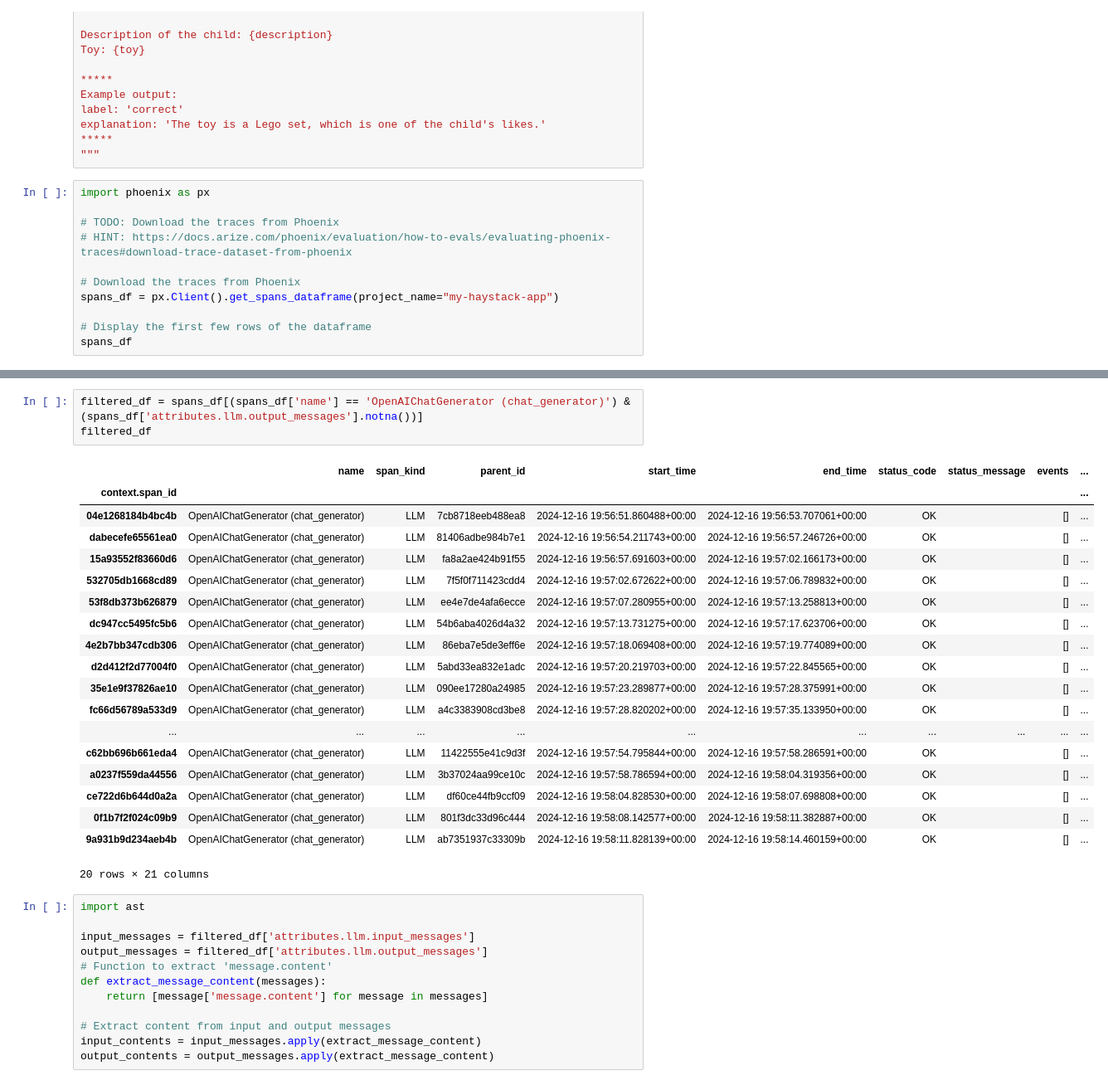
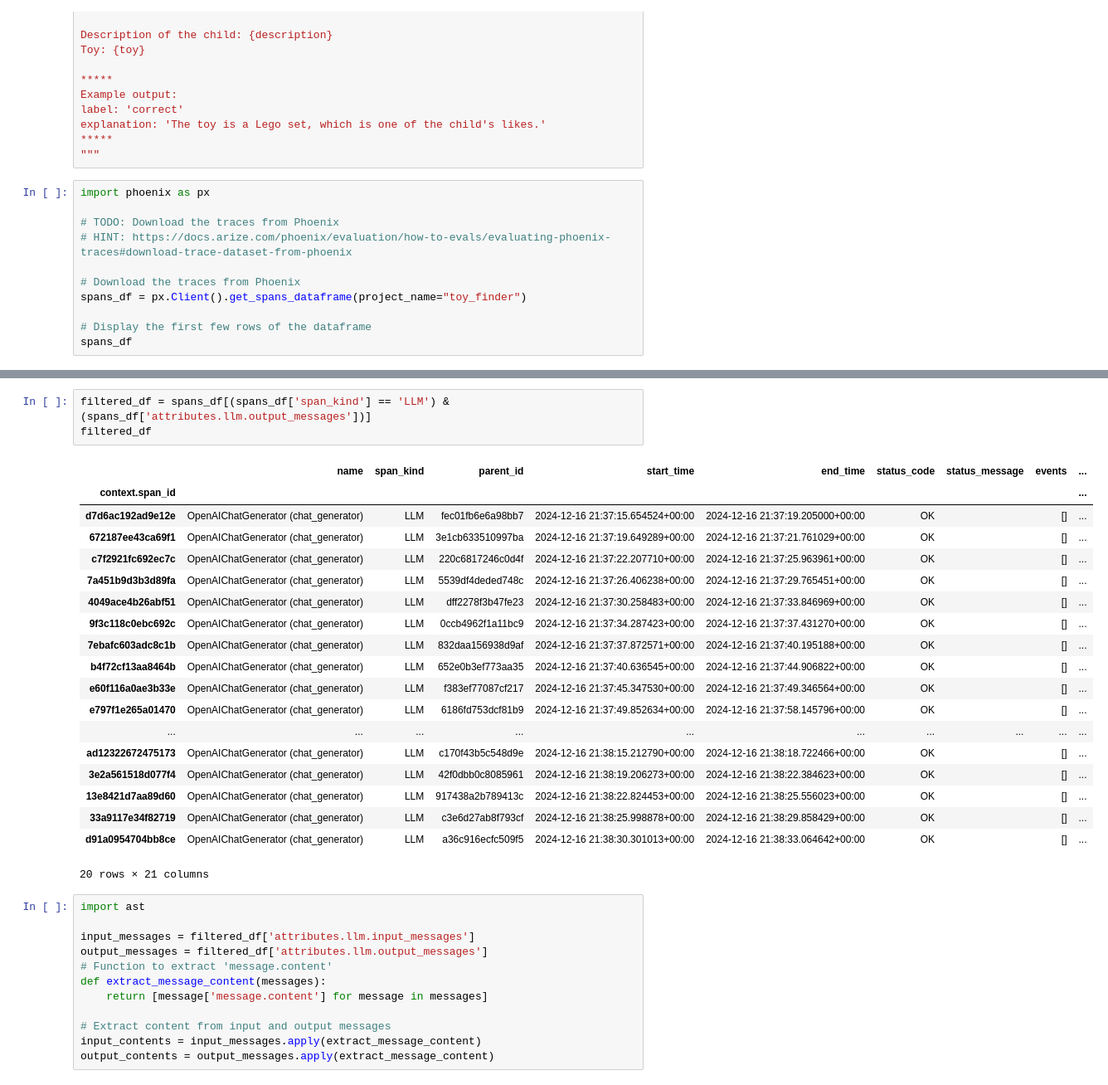
Before and after one commit to d-kleine/Advent_of_HayStack, a Jupyter notebook: 07_Arize_Phoenix.ipynb, the cells around one changed output, grey strips where cells are left out. Shown at 83% size. Saved outputs shown, nothing was run; the diff lists cells and outputs as text.

```diff
--- a/07_Arize_Phoenix.ipynb
+++ b/07_Arize_Phoenix.ipynb
@@ -155,7 +155,7 @@ import phoenix as px
 # HINT: https://docs.arize.com/phoenix/evaluation/how-to-evals/evaluating-phoenix-traces#download-trace-dataset-from-phoenix
 
 # Download the traces from Phoenix
-spans_df = px.Client().get_spans_dataframe(project_name="my-haystack-app")
+spans_df = px.Client().get_spans_dataframe(project_name="toy_finder")
 
 # Display the first few rows of the dataframe
 spans_df
@@ -177,25 +182,25 @@ spans_df
 # %%
-filtered_df = spans_df[(spans_df['name'] == 'OpenAIChatGenerator (chat_generator)') & (spans_df['attributes.llm.output_messages'].notna())]
+filtered_df = spans_df[(spans_df['span_kind'] == 'LLM') & (spans_df['attributes.llm.output_messages'])]
 filtered_df
 # %% [output]
 |  | name | span_kind | parent_id | start_time | end_time | status_code | status_message | events | ... |
 | context.span_id |  |  |  |  |  |  |  |  | ... |
-| 04e1268184b4bc4b | OpenAIChatGenerator (chat_generator) | LLM | 7cb8718eeb488ea8 | 2024-12-16 19:56:51.860488+00:00 | 2024-12-16 19:56:53.707061+00:00 | OK |  | [] | ... |
-| dabecefe65561ea0 | OpenAIChatGenerator (chat_generator) | LLM | 81406adbe984b7e1 | 2024-12-16 19:56:54.211743+00:00 | 2024-12-16 19:56:57.246726+00:00 | OK |  | [] | ... |
-| 15a93552f83660d6 | OpenAIChatGenerator (chat_generator) | LLM | fa8a2ae424b91f55 | 2024-12-16 19:56:57.691603+00:00 | 2024-12-16 19:57:02.166173+00:00 | OK |  | [] | ... |
-| 532705db1668cd89 | OpenAIChatGenerator (chat_generator) | LLM | 7f5f0f711423cdd4 | 2024-12-16 19:57:02.672622+00:00 | 2024-12-16 19:57:06.789832+00:00 | OK |  | [] | ... |
-| 53f8db373b626879 | OpenAIChatGenerator (chat_generator) | LLM | ee4e7de4afa6ecce | 2024-12-16 19:57:07.280955+00:00 | 2024-12-16 19:57:13.258813+00:00 | OK |  | [] | ... |
-| dc947cc5495fc5b6 | OpenAIChatGenerator (chat_generator) | LLM | 54b6aba4026d4a32 | 2024-12-16 19:57:13.731275+00:00 | 2024-12-16 19:57:17.623706+00:00 | OK |  | [] | ... |
-| 4e2b7bb347cdb306 | OpenAIChatGenerator (chat_generator) | LLM | 86eba7e5de3eff6e | 2024-12-16 19:57:18.069408+00:00 | 2024-12-16 19:57:19.774089+00:00 | OK |  | [] | ... |
-| d2d412f2d77004f0 | OpenAIChatGenerator (chat_generator) | LLM | 5abd33ea832e1adc | 2024-12-16 19:57:20.219703+00:00 | 2024-12-16 19:57:22.845565+00:00 | OK |  | [] | ... |
-| 35e1e9f37826ae10 | OpenAIChatGenerator (chat_generator) | LLM | 090ee17280a24985 | 2024-12-16 19:57:23.289877+00:00 | 2024-12-16 19:57:28.375991+00:00 | OK |  | [] | ... |
-| fc66d56789a533d9 | OpenAIChatGenerator (chat_generator) | LLM | a4c3383908cd3be8 | 2024-12-16 19:57:28.820202+00:00 | 2024-12-16 19:57:35.133950+00:00 | OK |  | [] | ... |
+| d7d6ac192ad9e12e | OpenAIChatGenerator (chat_generator) | LLM | fec01fb6e6a98bb7 | 2024-12-16 21:37:15.654524+00:00 | 2024-12-16 21:37:19.205000+00:00 | OK |  | [] | ... |
+| 672187ee43ca69f1 | OpenAIChatGenerator (chat_generator) | LLM | 3e1cb633510997ba | 2024-12-16 21:37:19.649289+00:00 | 2024-12-16 21:37:21.761029+00:00 | OK |  | [] | ... |
+| c7f2921fc692ec7c | OpenAIChatGenerator (chat_generator) | LLM | 220c6817246c0d4f | 2024-12-16 21:37:22.207710+00:00 | 2024-12-16 21:37:25.963961+00:00 | OK |  | [] | ... |
+| 7a451b9d3b3d89fa | OpenAIChatGenerator (chat_generator) | LLM | 5539df4deded748c | 2024-12-16 21:37:26.406238+00:00 | 2024-12-16 21:37:29.765451+00:00 | OK |  | [] | ... |
+| 4049ace4b26abf51 | OpenAIChatGenerator (chat_generator) | LLM | dff2278f3b47fe23 | 2024-12-16 21:37:30.258483+00:00 | 2024-12-16 21:37:33.846969+00:00 | OK |  | [] | ... |
+| 9f3c118c0ebc692c | OpenAIChatGenerator (chat_generator) | LLM | 0ccb4962f1a11bc9 | 2024-12-16 21:37:34.287423+00:00 | 2024-12-16 21:37:37.431270+00:00 | OK |  | [] | ... |
+| 7ebafc603adc8c1b | OpenAIChatGenerator (chat_generator) | LLM | 832daa156938d9af | 2024-12-16 21:37:37.872571+00:00 | 2024-12-16 21:37:40.195188+00:00 | OK |  | [] | ... |
+| b4f72cf13aa8464b | OpenAIChatGenerator (chat_generator) | LLM | 652e0b3ef773aa35 | 2024-12-16 21:37:40.636545+00:00 | 2024-12-16 21:37:44.906822+00:00 | OK |  | [] | ... |
+| e60f116a0ae3b33e | OpenAIChatGenerator (chat_generator) | LLM | f383ef77087cf217 | 2024-12-16 21:37:45.347530+00:00 | 2024-12-16 21:37:49.346564+00:00 | OK |  | [] | ... |
+| e797f1e265a01470 | OpenAIChatGenerator (chat_generator) | LLM | 6186fd753dcf81b9 | 2024-12-16 21:37:49.852634+00:00 | 2024-12-16 21:37:58.145796+00:00 | OK |  | [] | ... |
 | ... | ... | ... | ... | ... | ... | ... | ... | ... | ... |
-| c62bb696b661eda4 | OpenAIChatGenerator (chat_generator) | LLM | 11422555e41c9d3f | 2024-12-16 19:57:54.795844+00:00 | 2024-12-16 19:57:58.286591+00:00 | OK |  | [] | ... |
-| a0237f559da44556 | OpenAIChatGenerator (chat_generator) | LLM | 3b37024aa99ce10c | 2024-12-16 19:57:58.786594+00:00 | 2024-12-16 19:58:04.319356+00:00 | OK |  | [] | ... |
-| ce722d6b644d0a2a | OpenAIChatGenerator (chat_generator) | LLM | df60ce44fb9ccf09 | 2024-12-16 19:58:04.828530+00:00 | 2024-12-16 19:58:07.698808+00:00 | OK |  | [] | ... |
-| 0f1b7f2f024c09b9 | OpenAIChatGenerator (chat_generator) | LLM | 801f3dc33d96c444 | 2024-12-16 19:58:08.142577+00:00 | 2024-12-16 19:58:11.382887+00:00 | OK |  | [] | ... |
-| 9a931b9d234aeb4b | OpenAIChatGenerator (chat_generator) | LLM | ab7351937c33309b | 2024-12-16 19:58:11.828139+00:00 | 2024-12-16 19:58:14.460159+00:00 | OK |  | [] | ... |
+| ad12322672475173 | OpenAIChatGenerator (chat_generator) | LLM | c170f43b5c548d9e | 2024-12-16 21:38:15.212790+00:00 | 2024-12-16 21:38:18.722466+00:00 | OK |  | [] | ... |
+| 3e2a561518d077f4 | OpenAIChatGenerator (chat_generator) | LLM | 42f0dbb0c8085961 | 2024-12-16 21:38:19.206273+00:00 | 2024-12-16 21:38:22.384623+00:00 | OK |  | [] | ... |
+| 13e8421d7aa89d60 | OpenAIChatGenerator (chat_generator) | LLM | 917438a2b789413c | 2024-12-16 21:38:22.824453+00:00 | 2024-12-16 21:38:25.556023+00:00 | OK |  | [] | ... |
+| 33a9117e34f82719 | OpenAIChatGenerator (chat_generator) | LLM | c3e6d27ab8f793cf | 2024-12-16 21:38:25.998878+00:00 | 2024-12-16 21:38:29.858429+00:00 | OK |  | [] | ... |
+| d91a0954704bb8ce | OpenAIChatGenerator (chat_generator) | LLM | a36c916ecfc509f5 | 2024-12-16 21:38:30.301013+00:00 | 2024-12-16 21:38:33.064642+00:00 | OK |  | [] | ... |
 20 rows × 21 columns
 # %%
 import ast
```
Also changed, not shown: parts of 8 cells of this notebook.
